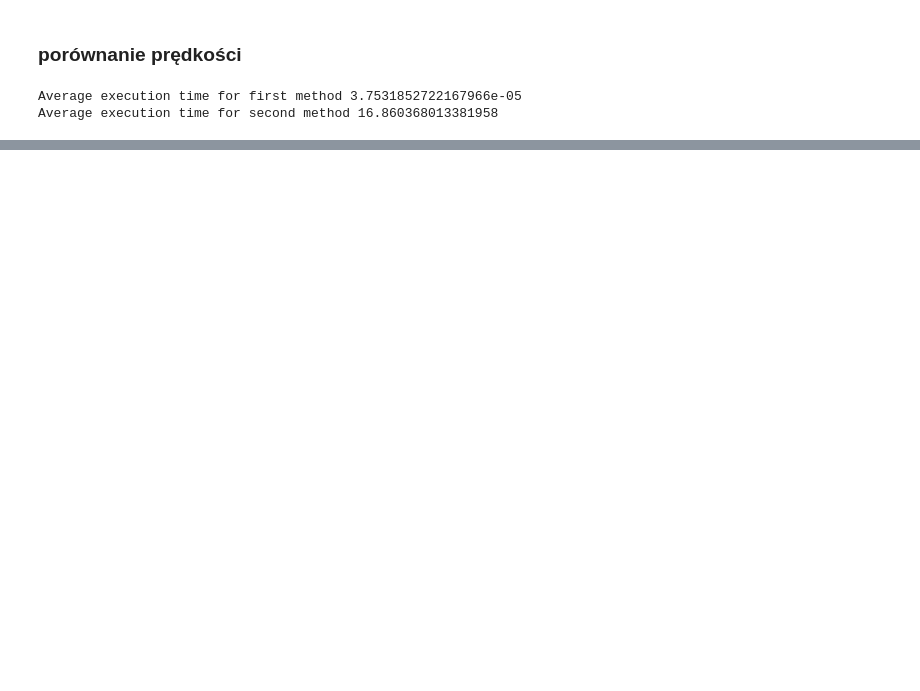
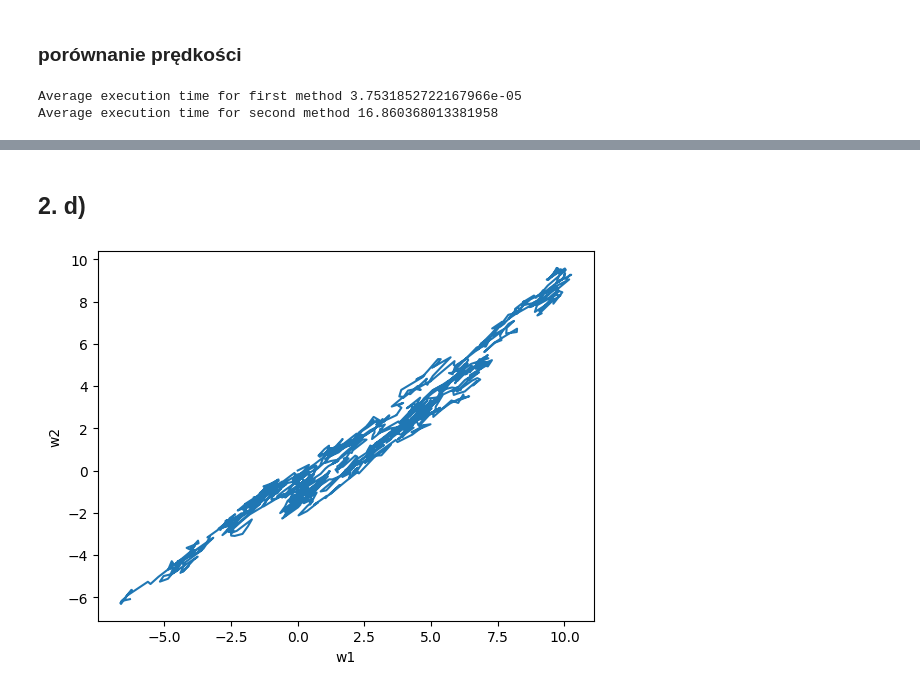
Before and after one commit to AntoniKingston/WdMF, a Jupyter notebook: Lab2.ipynb, the cells around one changed output, grey strips where cells are left out. Drawn from its saved outputs; the diff is of its cells as text; code cells hidden in the pictures; blank space fills up the shorter version.

```diff
--- a/Lab2.ipynb
+++ b/Lab2.ipynb
@@ -123,0 +150,21 @@ Average execution time for second method 16.860368013381958
+# %% [markdown]
+## 2. d)
+# %%
+#pierwsza kropa
+def generate_correlated_wieners(rho, T=100, npoints=1000):
+    trajectory1 = generate_wiener_trajectory1(T, npoints)
+    trajectory2 = generate_wiener_trajectory1(T, npoints)
+    for i in range(npoints):
+        trajectory2[1][i] = rho*trajectory1[1][i] + np.sqrt((1-rho**2)) * trajectory2[1][i]
+    return trajectory1, trajectory2
+
+tra1, tra2 = generate_correlated_wieners(0.9)
+w1 = tra1[1]
+w2 = tra2[1]
+plt.plot(w1,w2)
+plt.xlabel('w1')
+plt.ylabel('w2')
+plt.show()
+#jakąś korelację widać
+# %% [output]
+[figure, added]
```
Also changed, not shown: parts of 21 cells of this notebook.
